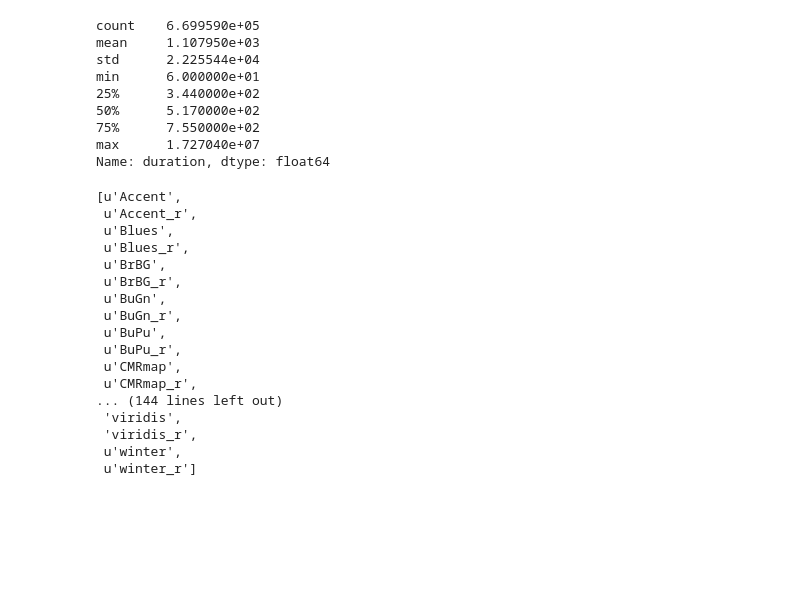
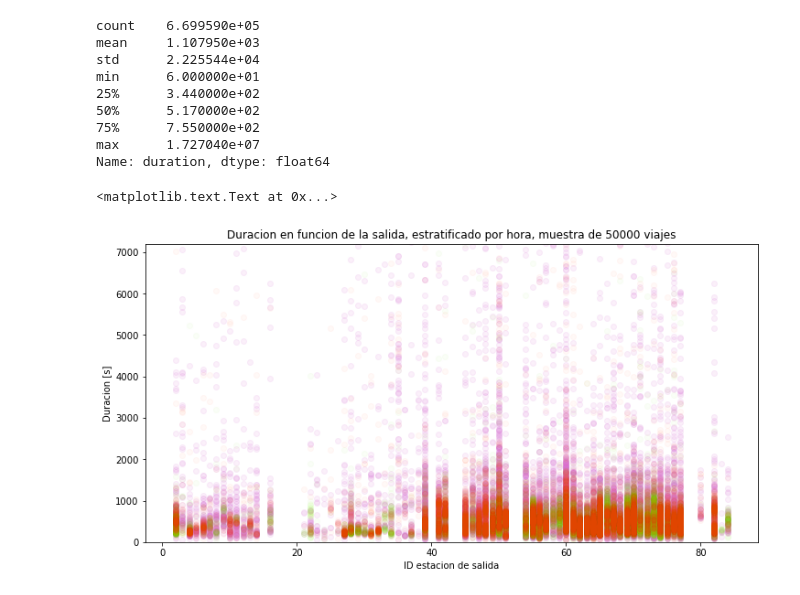
Before and after one commit to pabloernesto/sfBikes, a Jupyter notebook: temperatura_humedad_duracion.ipynb, the cells around one changed output. Cells and saved outputs as stored; diff of their text form; code cells hidden in the pictures; blank space fills up the shorter version.

```diff
--- a/temperatura_humedad_duracion.ipynb
+++ b/temperatura_humedad_duracion.ipynb
@@ -92,0 +76,7 @@ tmp.head()
+# %%
+def rush(x):
+    if 7 <= x and x < 10: return 1  # morning rush
+    if 16 <= x and x < 19: return 2 # afternoon rush
+    return 0;
+trip['rush'] = trip.hours_from_midnight.map(lambda x: rush(x))
+trip.loc[:,['hours_from_midnight','rush']].sample(10)
@@ -139,23 +147,22 @@ min      6.000000e+01
 75%      7.550000e+02
 max      1.727040e+07
 Name: duration, dtype: float64
-# %%
-plt.colormaps()
-# %% [output]
-[u'Accent',
- u'Accent_r',
- u'Blues',
- u'Blues_r',
- u'BrBG',
- u'BrBG_r',
- u'BuGn',
- u'BuGn_r',
- u'BuPu',
- u'BuPu_r',
- u'CMRmap',
- u'CMRmap_r',
-... (144 lines left out)
- 'viridis',
- 'viridis_r',
- u'winter',
- u'winter_r']
+# %%
+sample = trip.sample(50000)
+plt.figure(figsize=(12,6))
+plt.ylim(0,7200)
+plt.scatter(x=sample.loc[sample.rush == 0,'start_station_id'],
+            y=sample.loc[sample.rush == 0,'duration'],\
+            c='orchid', alpha=0.1)
+plt.scatter(x=sample.loc[sample.rush == 1,'start_station_id'],
+            y=sample.loc[sample.rush == 1,'duration'],\
+            c='lawngreen', alpha=0.03)
+plt.scatter(x=sample.loc[sample.rush == 2,'start_station_id'],
+            y=sample.loc[sample.rush == 2,'duration'],\
+            c='orangered', alpha=0.03)
+plt.title("Duracion en funcion de la salida, estratificado por hora, muestra de 50000 viajes")
+plt.xlabel("ID estacion de salida")
+plt.ylabel("Duracion [s]")
+# %% [output]
+<matplotlib.text.Text at 0x...>
+[figure, added]
```
Also changed, not shown: parts of 11 cells of this notebook, 2 other files.
